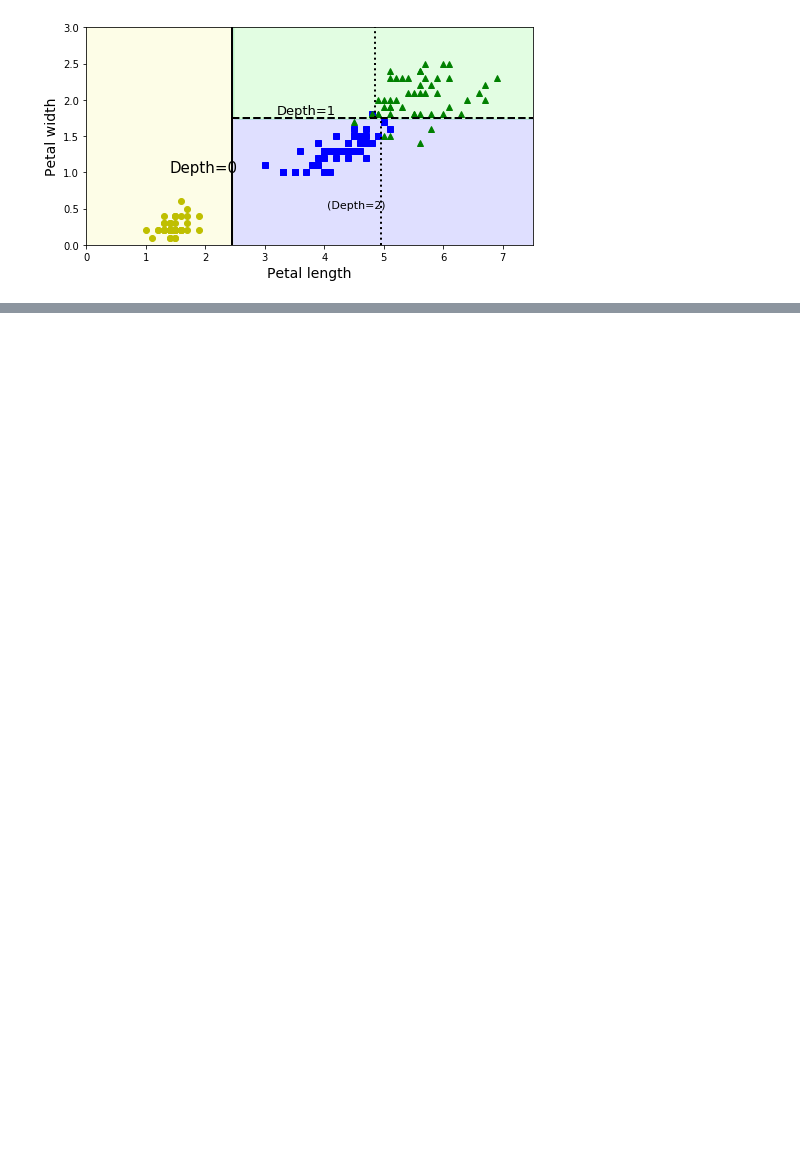
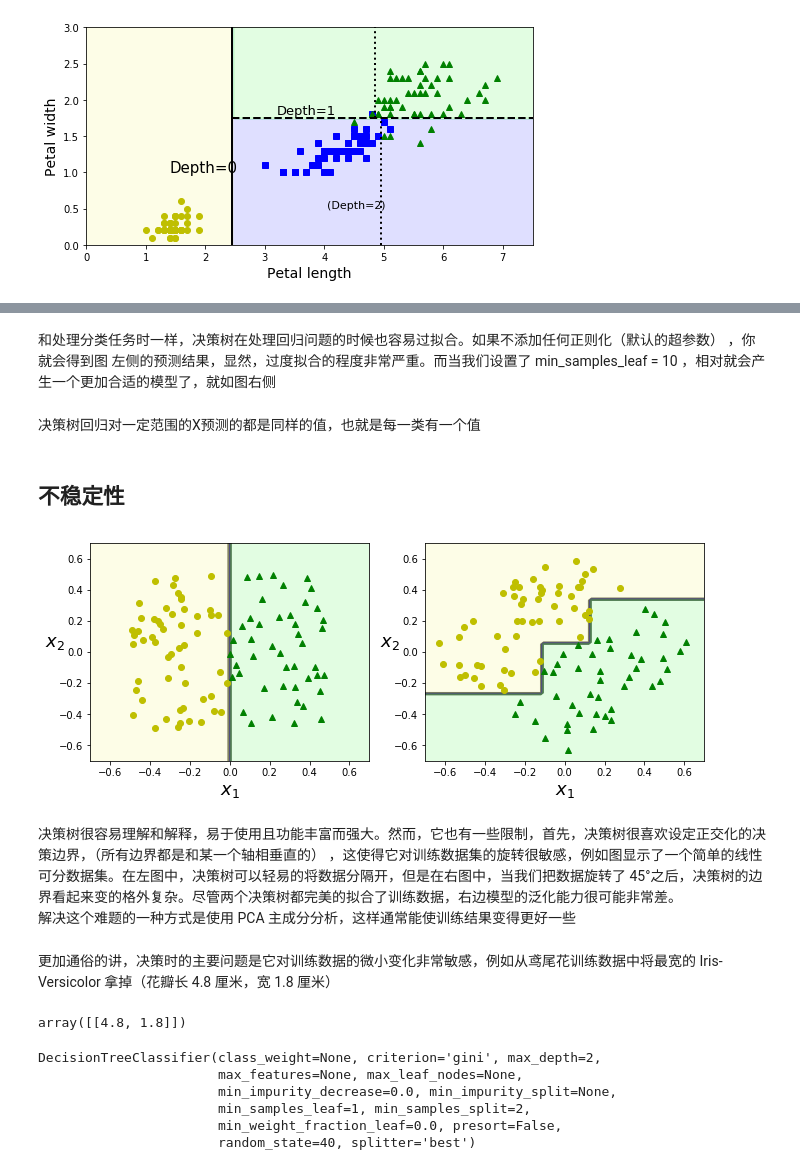
Before and after one commit to lyx599/Hands_on_machine_learning_with_scikit_learn_and_tensorflow, a Jupyter notebook: decision_tree/decision_tree.ipynb, the cells around one changed output, grey strips where cells are left out. Saved outputs shown, nothing was run; the diff lists cells and outputs as text; code cells hidden in the pictures; blank space fills up the shorter version.

```diff
--- a/decision_tree/decision_tree.ipynb
+++ b/decision_tree/decision_tree.ipynb
@@ -88,0 +263,55 @@ plt.show()
+# %% [markdown]
+和处理分类任务时一样，决策树在处理回归问题的时候也容易过拟合。如果不添加任何正则化（默认的超参数） ，你就会得到图 左侧的预测结果，显然，过度拟合的程度非常严重。而当我们设置了 min_samples_leaf = 10 ，相对就会产生一个更加合适的模型了，就如图右侧
+# %% [markdown]
+决策树回归对一定范围的X预测的都是同样的值，也就是每一类有一个值
+# %% [markdown]
+## 不稳定性
+# %%
+np.random.seed(6)
+Xs = np.random.rand(100, 2) - 0.5
+ys = (Xs[:, 0] > 0).astype(np.float32) * 2
+
+angle = np.pi / 4
+rotation_matrix = np.array([[np.cos(angle), -np.sin(angle)], [np.sin(angle), np.cos(angle)]])
+Xsr = Xs.dot(rotation_matrix)
+
+tree_clf_s = DecisionTreeClassifier(random_state=42)
+tree_clf_s.fit(Xs, ys)
+tree_clf_sr = DecisionTreeClassifier(random_state=42)
+tree_clf_sr.fit(Xsr, ys)
+
+plt.figure(figsize=(11, 4))
+plt.subplot(121)
+plot_decision_boundary(tree_clf_s, Xs, ys, axes=[-0.7, 0.7, -0.7, 0.7], iris=False)
+plt.subplot(122)
+plot_decision_boundary(tree_clf_sr, Xsr, ys, axes=[-0.7, 0.7, -0.7, 0.7], iris=False)
+
+plt.show()
+# %% [output]
+[figure, added]
+# %% [markdown]
+决策树很容易理解和解释，易于使用且功能丰富而强大。然而，它也有一些限制，首先，决策树很喜欢设定正交化的决策边界，（所有边界都是和某一个轴相垂直的） ，这使得它对训练数据集的旋转很敏感，例如图显示了一个简单的线性可分数据集。在左图中，决策树可以轻易的将数据分隔开，但是在右图中，当我们把数据旋转了 45°之后，决策树的边界看起来变的格外复杂。尽管两个决策树都完美的拟合了训练数据，右边模型的泛化能力很可能非常差。
+解决这个难题的一种方式是使用 PCA 主成分分析，这样通常能使训练结果变得更好一些
+# %% [markdown]
+更加通俗的讲，决策时的主要问题是它对训练数据的微小变化非常敏感，例如从鸢尾花训练数据中将最宽的 Iris-Versicolor 拿掉（花瓣长 4.8 厘米，宽 1.8 厘米）
+# %%
+iris = load_iris()
+X = iris.data[:,2:]
+y = iris.target
+X[(X[:, 1]==X[:, 1][y==1].max()) & (y==1)] # widest Iris-Versicolor flower
+# %% [output]
+array([[4.8, 1.8]])
+# %%
+not_widest_versicolor = (X[:, 1]!=1.8) | (y==2)
+X_tweaked = X[not_widest_versicolor]
+y_tweaked = y[not_widest_versicolor]
+
+tree_clf_tweaked = DecisionTreeClassifier(max_depth=2, random_state=40)
+tree_clf_tweaked.fit(X_tweaked, y_tweaked)
+# %% [output]
+DecisionTreeClassifier(class_weight=None, criterion='gini', max_depth=2,
+                       max_features=None, max_leaf_nodes=None,
+                       min_impurity_decrease=0.0, min_impurity_split=None,
+                       min_samples_leaf=1, min_samples_split=2,
+                       min_weight_fraction_leaf=0.0, presort=False,
+                       random_state=40, splitter='best')
```
Also changed, not shown: parts of 30 cells of this notebook, 4 other files.
